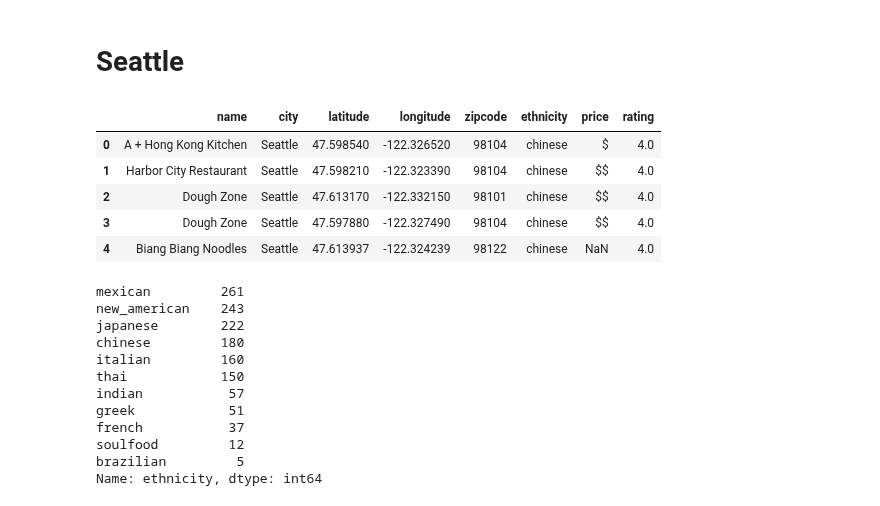
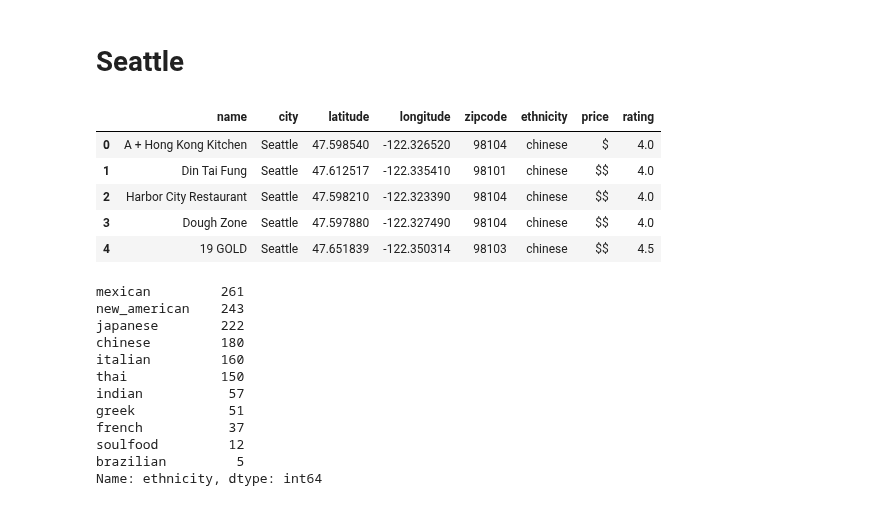
Before and after one commit to DPintacasi/teamcobra_project1, a Jupyter notebook: Scripts/city_visualizations.ipynb, the cells around one changed output. Drawn from its saved outputs; the diff is of its cells as text; code cells hidden in the pictures.

```diff
--- a/Scripts/city_visualizations.ipynb
+++ b/Scripts/city_visualizations.ipynb
@@ -87,16 +174,16 @@ Name: price, dtype: int64
 # Seattle
 # %%
 # import yelp city csv & read into dataframe
-seattle_yelp_path = "../Output/seattle_restaurants.csv"
+seattle_yelp_path = "./Output/Data/seattle_restaurants.csv"
 seattle_yelp = pd.read_csv(seattle_yelp_path)
 seattle_yelp.head()
 # %% [output]
 |  | name | city | latitude | longitude | zipcode | ethnicity | price | rating |
 | 0 | A + Hong Kong Kitchen | Seattle | 47.598540 | -122.326520 | 98104 | chinese | $ | 4.0 |
-| 1 | Harbor City Restaurant | Seattle | 47.598210 | -122.323390 | 98104 | chinese | $$ | 4.0 |
-| 2 | Dough Zone | Seattle | 47.613170 | -122.332150 | 98101 | chinese | $$ | 4.0 |
+| 1 | Din Tai Fung | Seattle | 47.612517 | -122.335410 | 98101 | chinese | $$ | 4.0 |
+| 2 | Harbor City Restaurant | Seattle | 47.598210 | -122.323390 | 98104 | chinese | $$ | 4.0 |
 | 3 | Dough Zone | Seattle | 47.597880 | -122.327490 | 98104 | chinese | $$ | 4.0 |
-| 4 | Biang Biang Noodles | Seattle | 47.613937 | -122.324239 | 98122 | chinese | NaN | 4.0 |
+| 4 | 19 GOLD | Seattle | 47.651839 | -122.350314 | 98103 | chinese | $$ | 4.5 |
 # %%
 seattle_ethnicity_sums = seattle_yelp["ethnicity"].value_counts()
 seattle_ethnicity_sums
```
Also changed, not shown: parts of 28 cells of this notebook.
